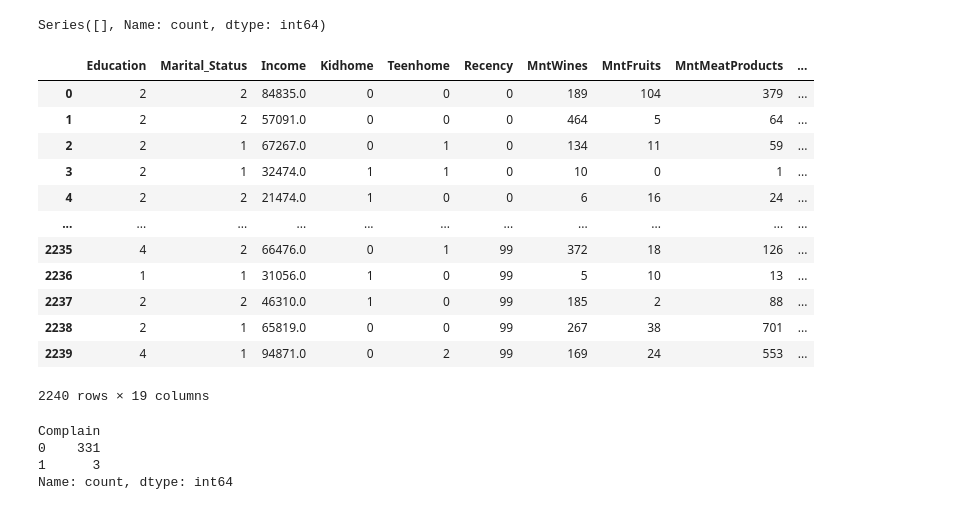
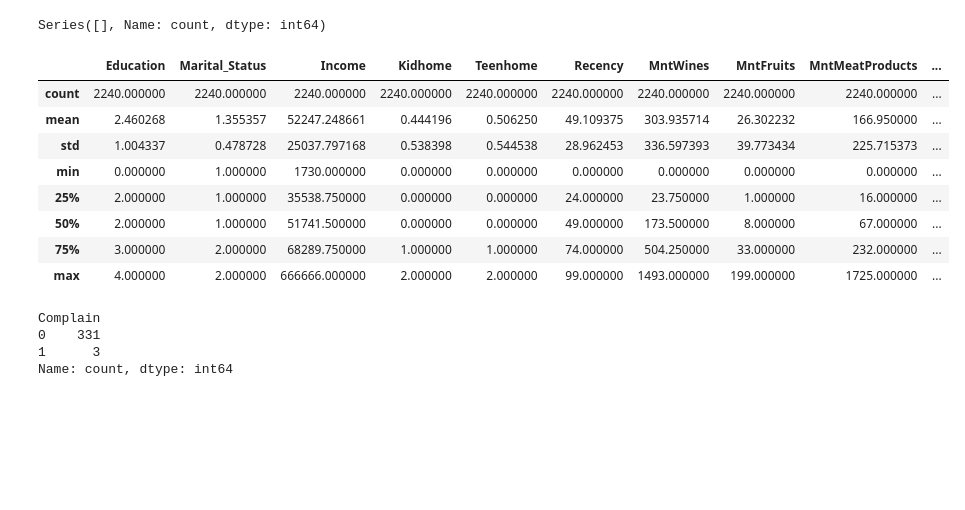
Before and after one commit to addy-bhatkal/addy-bhatkal-portfolio, a Jupyter notebook: Try 3 Algo 11 - Super store probability of customer buying into an ad campaign - Copy.ipynb, the cells around one changed output. Cells and saved outputs as stored; diff of their text form; code cells hidden in the pictures; blank space fills up the shorter version.

```diff
--- a/Try 3 Algo 11 - Super store probability of customer buying into an ad campaign - Copy.ipynb
+++ b/Try 3 Algo 11 - Super store probability of customer buying into an ad campaign - Copy.ipynb
@@ -94,18 +94,14 @@ df[df['Marital_Status']=='Married']['Response'].value_counts()
 # %% [output]
 Series([], Name: count, dtype: int64)
 # %%
-df
+df.describe()
 # %% [output]
 |  | Education | Marital_Status | Income | Kidhome | Teenhome | Recency | MntWines | MntFruits | MntMeatProducts | ... |
-| 0 | 2 | 2 | 84835.0 | 0 | 0 | 0 | 189 | 104 | 379 | ... |
-| 1 | 2 | 2 | 57091.0 | 0 | 0 | 0 | 464 | 5 | 64 | ... |
-| 2 | 2 | 1 | 67267.0 | 0 | 1 | 0 | 134 | 11 | 59 | ... |
-| 3 | 2 | 1 | 32474.0 | 1 | 1 | 0 | 10 | 0 | 1 | ... |
-| 4 | 2 | 2 | 21474.0 | 1 | 0 | 0 | 6 | 16 | 24 | ... |
-| ... | ... | ... | ... | ... | ... | ... | ... | ... | ... | ... |
-| 2235 | 4 | 2 | 66476.0 | 0 | 1 | 99 | 372 | 18 | 126 | ... |
-| 2236 | 1 | 1 | 31056.0 | 1 | 0 | 99 | 5 | 10 | 13 | ... |
-| 2237 | 2 | 2 | 46310.0 | 1 | 0 | 99 | 185 | 2 | 88 | ... |
-| 2238 | 2 | 1 | 65819.0 | 0 | 0 | 99 | 267 | 38 | 701 | ... |
-| 2239 | 4 | 1 | 94871.0 | 0 | 2 | 99 | 169 | 24 | 553 | ... |
+| count | 2240.000000 | 2240.000000 | 2240.000000 | 2240.000000 | 2240.000000 | 2240.000000 | 2240.000000 | 2240.000000 | 2240.000000 | ... |
+| mean | 2.460268 | 1.355357 | 52247.248661 | 0.444196 | 0.506250 | 49.109375 | 303.935714 | 26.302232 | 166.950000 | ... |
+| std | 1.004337 | 0.478728 | 25037.797168 | 0.538398 | 0.544538 | 28.962453 | 336.597393 | 39.773434 | 225.715373 | ... |
+| min | 0.000000 | 1.000000 | 1730.000000 | 0.000000 | 0.000000 | 0.000000 | 0.000000 | 0.000000 | 0.000000 | ... |
+| 25% | 2.000000 | 1.000000 | 35538.750000 | 0.000000 | 0.000000 | 24.000000 | 23.750000 | 1.000000 | 16.000000 | ... |
+| 50% | 2.000000 | 1.000000 | 51741.500000 | 0.000000 | 0.000000 | 49.000000 | 173.500000 | 8.000000 | 67.000000 | ... |
+| 75% | 3.000000 | 2.000000 | 68289.750000 | 1.000000 | 1.000000 | 74.000000 | 504.250000 | 33.000000 | 232.000000 | ... |
+| max | 4.000000 | 2.000000 | 666666.000000 | 2.000000 | 2.000000 | 99.000000 | 1493.000000 | 199.000000 | 1725.000000 | ... |
-2240 rows × 19 columns
```
Also changed, not shown: parts of 3 cells of this notebook, 43 other files.
